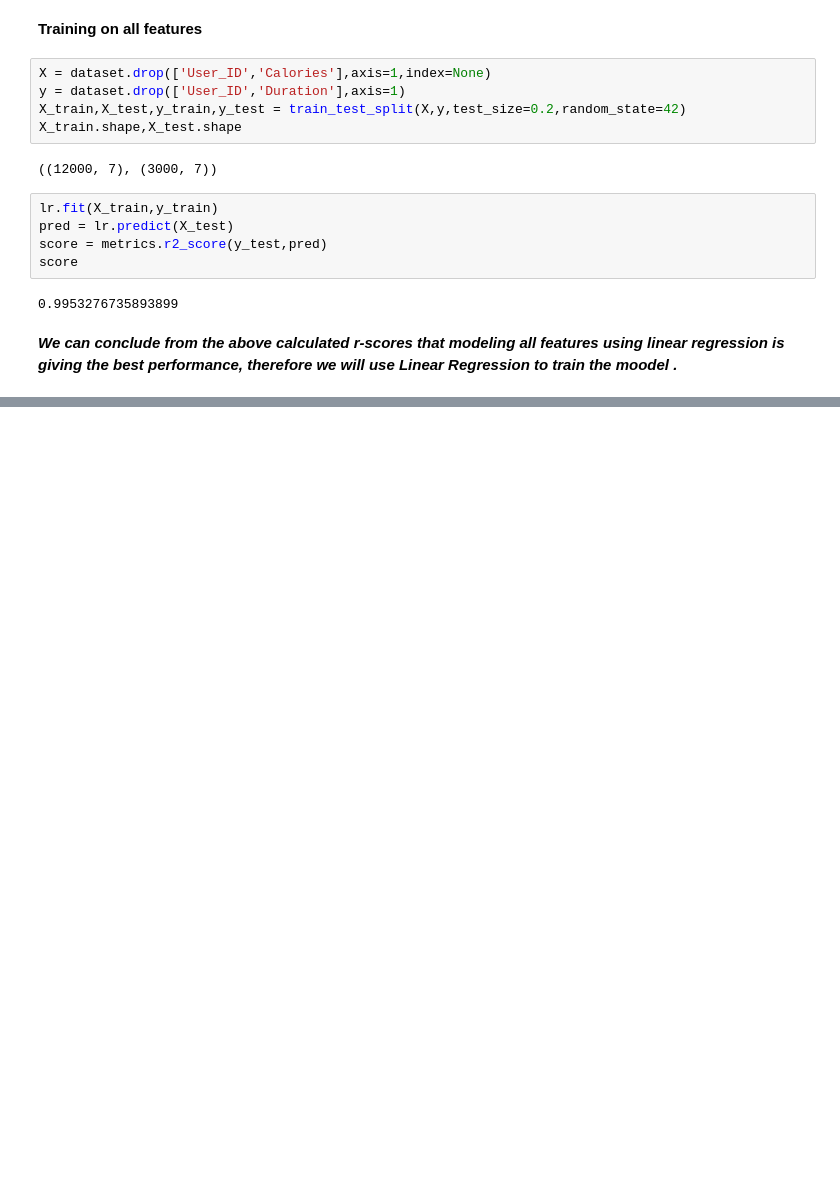
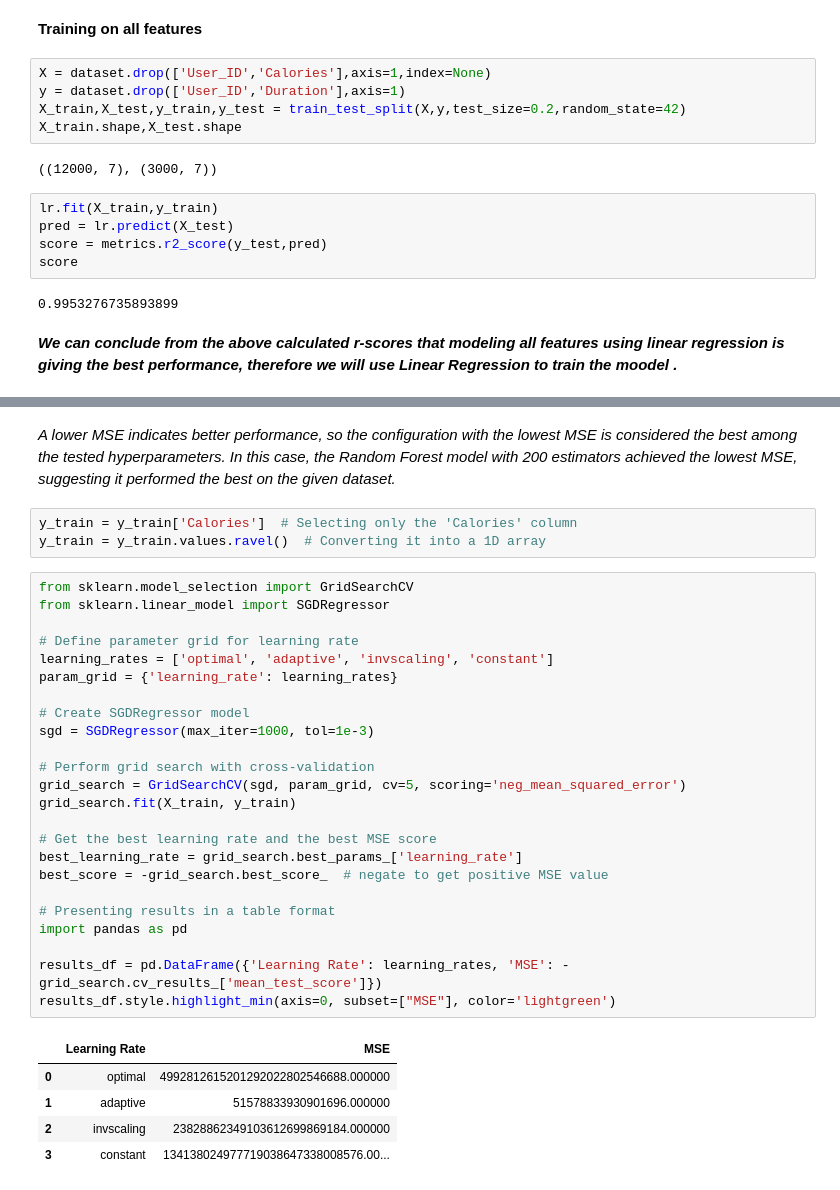
Before and after one commit to ZahraAslamKhan/AI-Calories-Burnt-Predictor-, a Jupyter notebook: CaloriesPrediction.ipynb, the cells around one changed output, grey strips where cells are left out. Drawn from its saved outputs; the diff is of its cells as text; blank space fills up the shorter version.

```diff
--- a/CaloriesPrediction.ipynb
+++ b/CaloriesPrediction.ipynb
@@ -355,0 +421,35 @@ score
+# %% [markdown]
+*A lower MSE indicates better performance, so the configuration with the lowest MSE is considered the best among the tested hyperparameters. In this case, the Random Forest model with 200 estimators achieved the lowest MSE, suggesting it performed the best on the given dataset.*
+# %%
+y_train = y_train['Calories']  # Selecting only the 'Calories' column
+y_train = y_train.values.ravel()  # Converting it into a 1D array
+# %%
+from sklearn.model_selection import GridSearchCV
+from sklearn.linear_model import SGDRegressor
+
+# Define parameter grid for learning rate
+learning_rates = ['optimal', 'adaptive', 'invscaling', 'constant']
+param_grid = {'learning_rate': learning_rates}
+
+# Create SGDRegressor model
+sgd = SGDRegressor(max_iter=1000, tol=1e-3)
+
+# Perform grid search with cross-validation
+grid_search = GridSearchCV(sgd, param_grid, cv=5, scoring='neg_mean_squared_error')
+grid_search.fit(X_train, y_train)
+
+# Get the best learning rate and the best MSE score
+best_learning_rate = grid_search.best_params_['learning_rate']
+best_score = -grid_search.best_score_  # negate to get positive MSE value
+
+# Presenting results in a table format
+import pandas as pd
+
+results_df = pd.DataFrame({'Learning Rate': learning_rates, 'MSE': -grid_search.cv_results_['mean_test_score']})
+results_df.style.highlight_min(axis=0, subset=["MSE"], color='lightgreen')
+# %% [output]
+|  | Learning Rate | MSE |
+| 0 | optimal | 4992812615201292022802546688.000000 |
+| 1 | adaptive | 51578833930901696.000000 |
+| 2 | invscaling | 23828862349103612699869184.000000 |
+| 3 | constant | 134138024977719038647338008576.00... |
```
Also changed, not shown: parts of 4 cells of this notebook.
